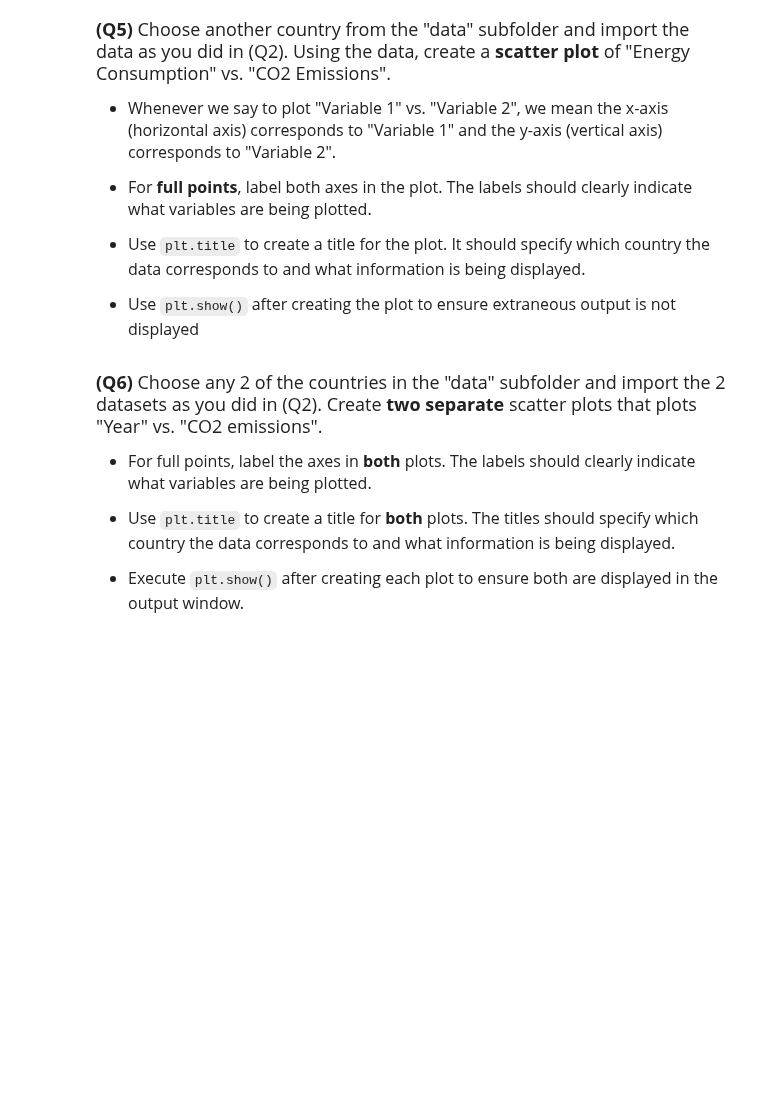
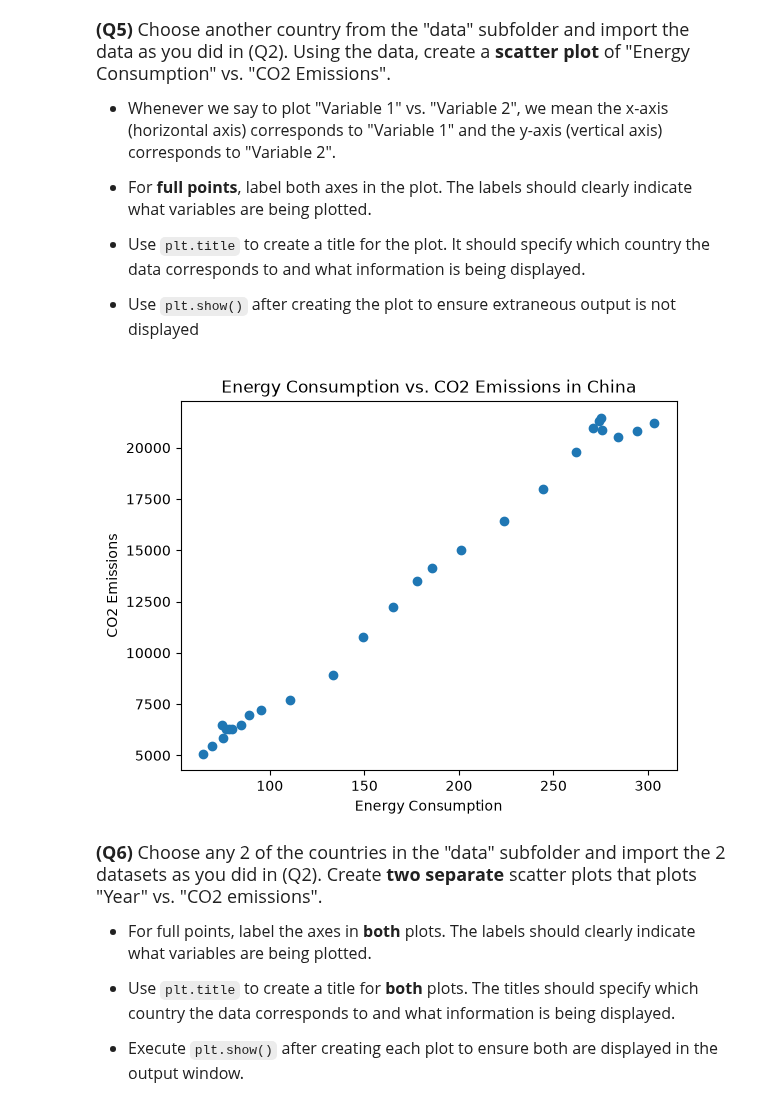
Before and after one commit to naomilai/datasci185fall2026, a Jupyter notebook: _assignments/assignment_2/Assignment2.ipynb, the cells around one changed output. Cells and saved outputs as stored; diff of their text form; code cells hidden in the pictures; blank space fills up the shorter version.

```diff
--- a/_assignments/assignment_2/Assignment2.ipynb
+++ b/_assignments/assignment_2/Assignment2.ipynb
@@ -102,3 +130,17 @@ us_emissions["CO2_emission"].describe()
+# %%
+# Write your answer
+
+china_path = "data/china_emission.csv"
+china_emission = pd.read_csv(china_path)
+
+plt.scatter(x=china_emission["Energy_consumption"], y=china_emission["CO2_emission"])
+plt.xlabel("Energy Consumption")
+plt.ylabel("CO2 Emissions")
+plt.title("Energy Consumption vs. CO2 Emissions in China")
+
+plt.show()
+# %% [output]
+[figure, added]
 # %% [markdown]
 <font size = "4">
 
```
Also changed, not shown: parts of 10 cells of this notebook.
